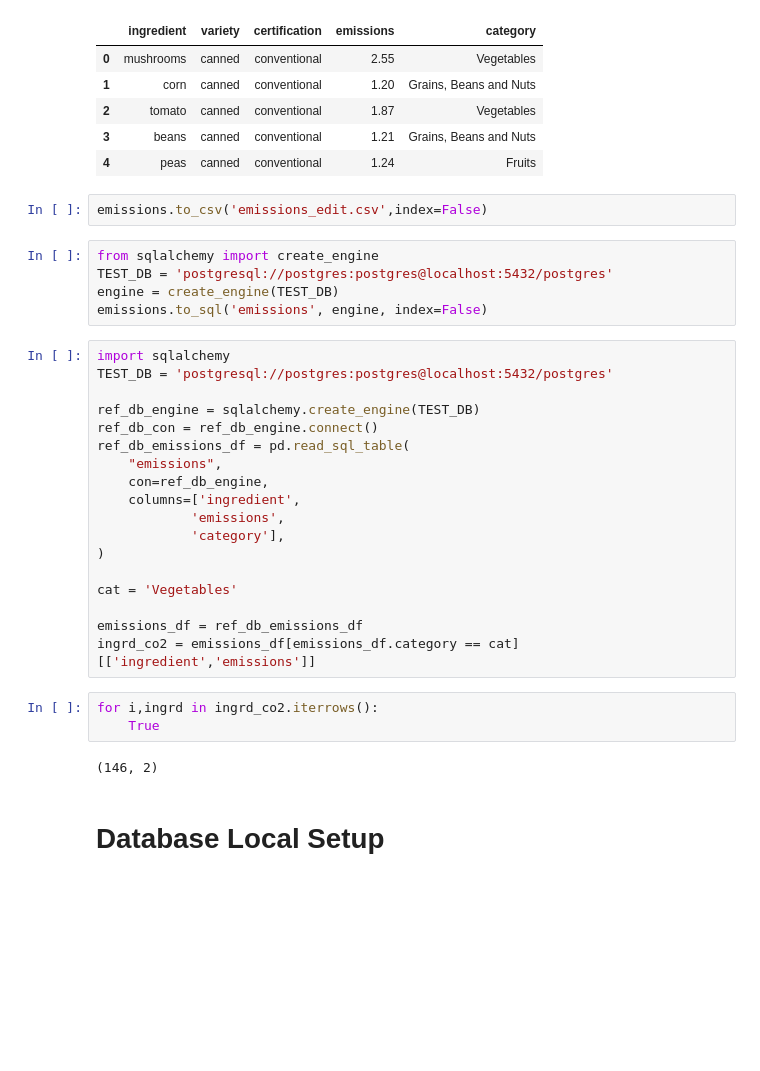
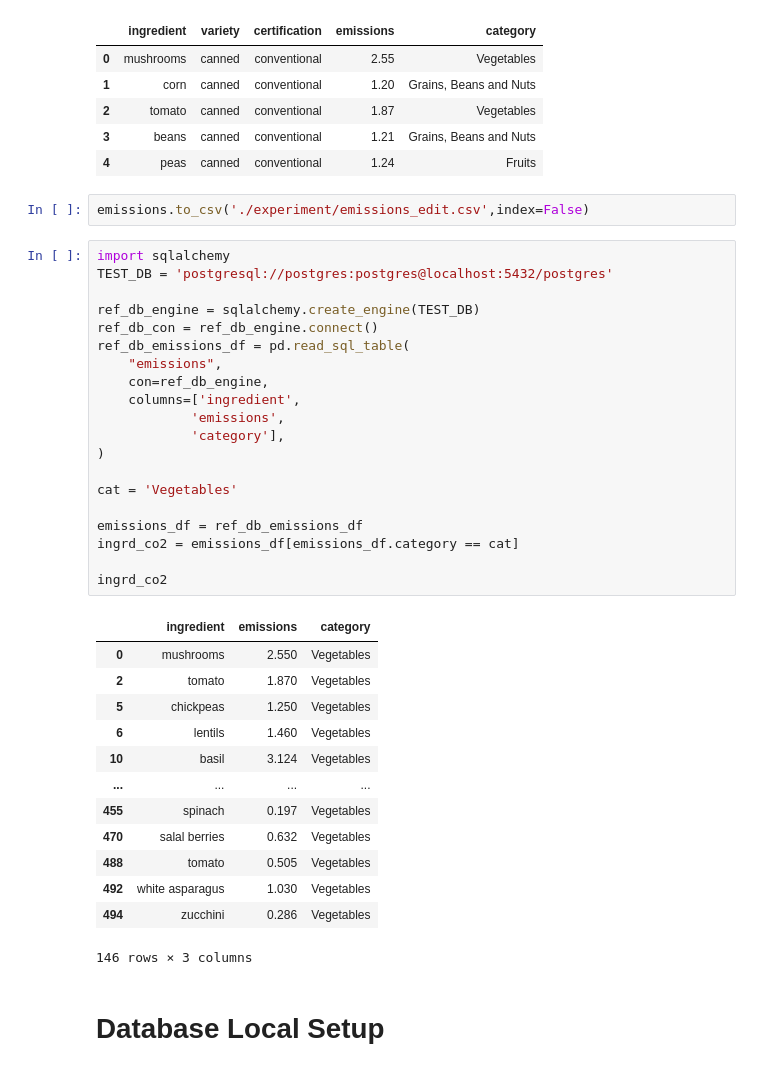
Before and after one commit to UZH-22-Fall-PDSP/GreenReceipt, a Jupyter notebook: temporary_kaden.ipynb, the cells around one changed output. Drawn from its saved outputs; the diff is of its cells as text; blank space fills up the shorter version.

```diff
--- a/temporary_kaden.ipynb
+++ b/temporary_kaden.ipynb
@@ -353,35 +387,41 @@ emissions.head()
 | 3 | beans | canned | conventional | 1.21 | Grains, Beans and Nuts |
 | 4 | peas | canned | conventional | 1.24 | Fruits |
 # %%
-emissions.to_csv('emissions_edit.csv',index=False)
+emissions.to_csv('./experiment/emissions_edit.csv',index=False)
-# %%
-from sqlalchemy import create_engine
-TEST_DB = 'postgresql://postgres:postgres@localhost:5432/postgres'
-engine = create_engine(TEST_DB)
-emissions.to_sql('emissions', engine, index=False)
 # %%
 import sqlalchemy
 TEST_DB = 'postgresql://postgres:postgres@localhost:5432/postgres'
 
 ref_db_engine = sqlalchemy.create_engine(TEST_DB)
 ref_db_con = ref_db_engine.connect()
 ref_db_emissions_df = pd.read_sql_table(
     "emissions",
     con=ref_db_engine,
     columns=['ingredient',
             'emissions',
             'category'],
 )
 
 cat = 'Vegetables'
 
 emissions_df = ref_db_emissions_df
-ingrd_co2 = emissions_df[emissions_df.category == cat][['ingredient','emissions']]
+ingrd_co2 = emissions_df[emissions_df.category == cat]
+
+ingrd_co2
+# %% [output]
+|  | ingredient | emissions | category |
+| 0 | mushrooms | 2.550 | Vegetables |
+| 2 | tomato | 1.870 | Vegetables |
+| 5 | chickpeas | 1.250 | Vegetables |
+| 6 | lentils | 1.460 | Vegetables |
+| 10 | basil | 3.124 | Vegetables |
+| ... | ... | ... | ... |
+| 455 | spinach | 0.197 | Vegetables |
+| 470 | salal berries | 0.632 | Vegetables |
+| 488 | tomato | 0.505 | Vegetables |
+| 492 | white asparagus | 1.030 | Vegetables |
+| 494 | zucchini | 0.286 | Vegetables |
+146 rows × 3 columns
-# %%
-for i,ingrd in ingrd_co2.iterrows():
-    True
-# %% [output]
-(146, 2)
 # %% [markdown]
 # Database Local Setup
 # %%
```
Also changed, not shown: parts of 15 cells of this notebook, 3 other files.
